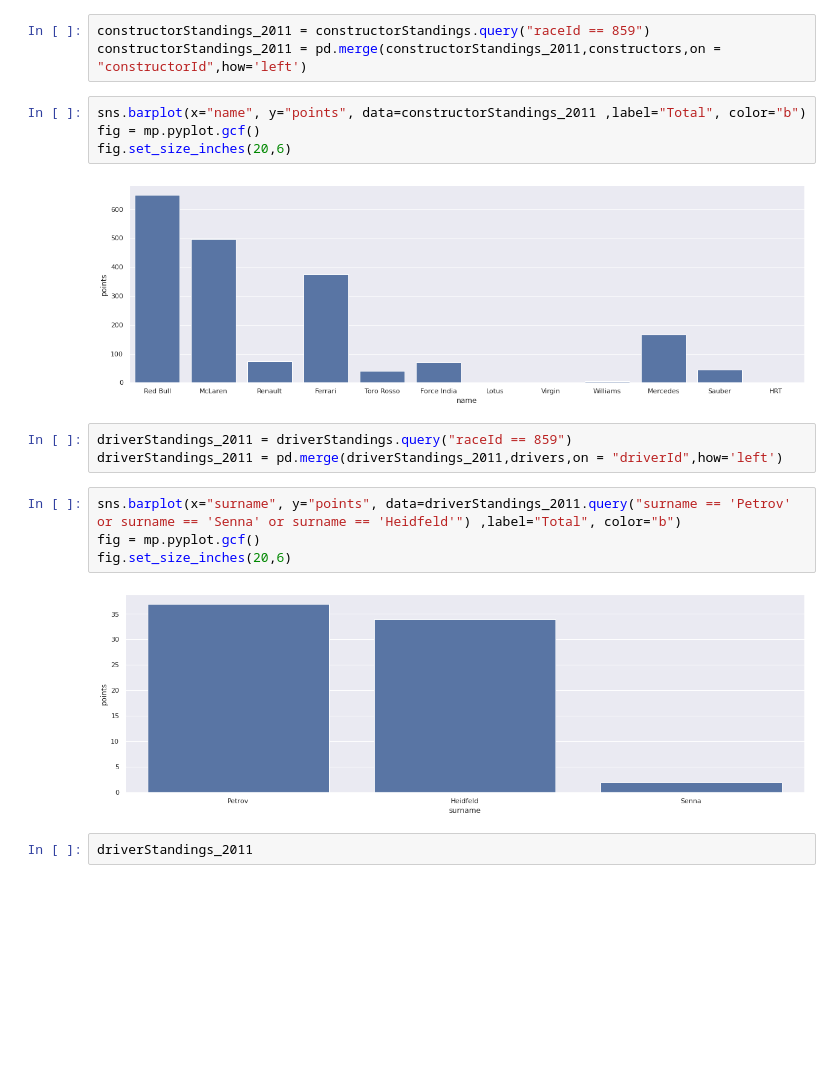
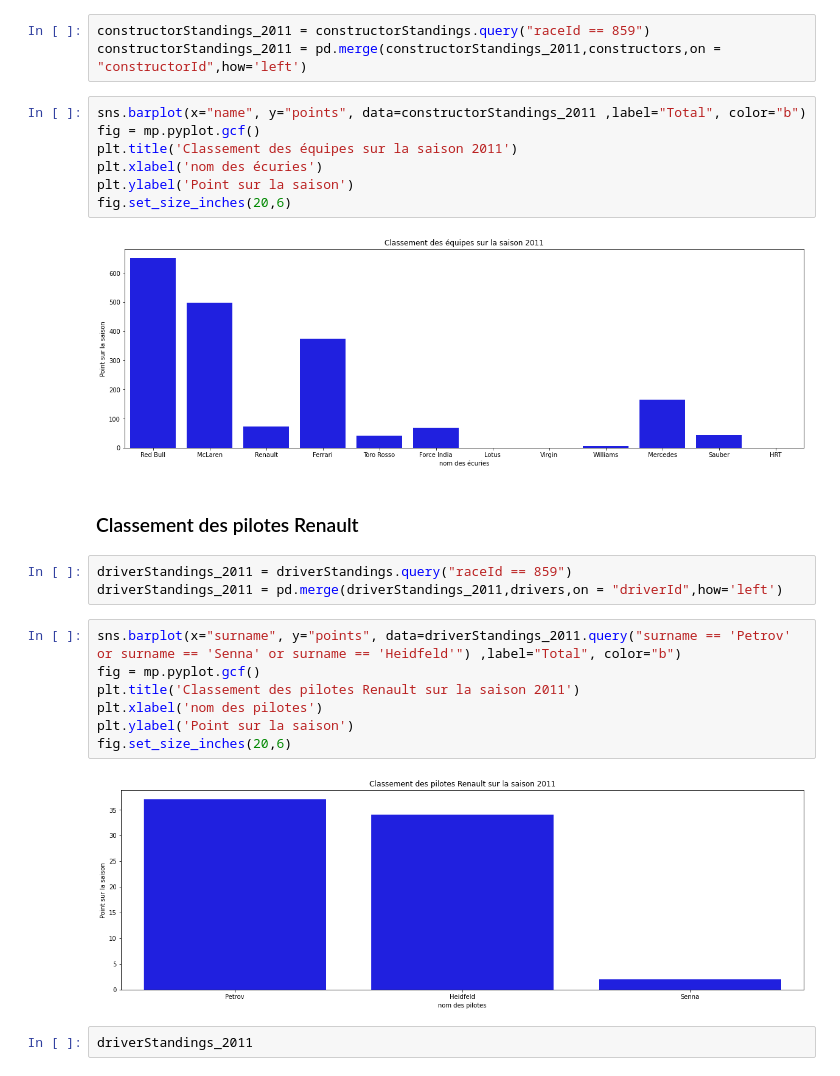
Before and after one commit to allanCouderette/Data-analysis-F1-example, a Jupyter notebook: Projet machine learning.ipynb, the cells around one changed output. Drawn from its saved outputs; the diff is of its cells as text; blank space fills up the shorter version.

```diff
--- a/Projet machine learning.ipynb
+++ b/Projet machine learning.ipynb
@@ -360,18 +484,26 @@ constructorStandings_2011 = pd.merge(constructorStandings_2011,constructors,on =
 # %%
 sns.barplot(x="name", y="points", data=constructorStandings_2011 ,label="Total", color="b")
 fig = mp.pyplot.gcf()
+plt.title('Classement des équipes sur la saison 2011')
+plt.xlabel('nom des écuries')
+plt.ylabel('Point sur la saison')
 fig.set_size_inches(20,6)
 # %% [output]
-[figure, old version]
+[figure, new version]
+# %% [markdown]
+### Classement des pilotes Renault
 # %%
 driverStandings_2011 = driverStandings.query("raceId == 859")
 driverStandings_2011 = pd.merge(driverStandings_2011,drivers,on = "driverId",how='left')
 # %%
 sns.barplot(x="surname", y="points", data=driverStandings_2011.query("surname == 'Petrov' or surname == 'Senna' or surname == 'Heidfeld'") ,label="Total", color="b")
 fig = mp.pyplot.gcf()
+plt.title('Classement des pilotes Renault sur la saison 2011')
+plt.xlabel('nom des pilotes')
+plt.ylabel('Point sur la saison')
 fig.set_size_inches(20,6)
 # %% [output]
-[figure, old version]
+[figure, new version]
 # %%
 driverStandings_2011
 # %% [output]
```
Also changed, not shown: parts of 40 cells of this notebook, 1 other file.
